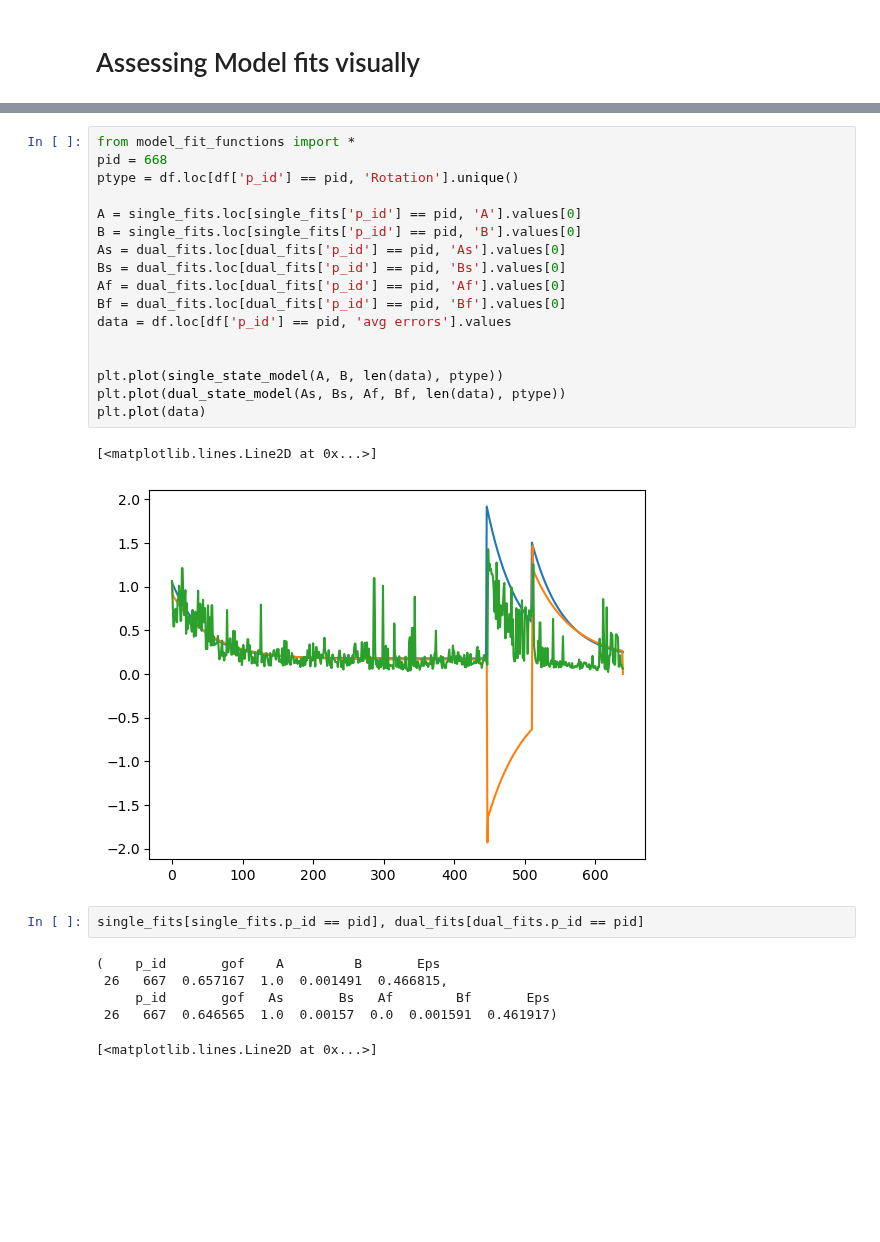
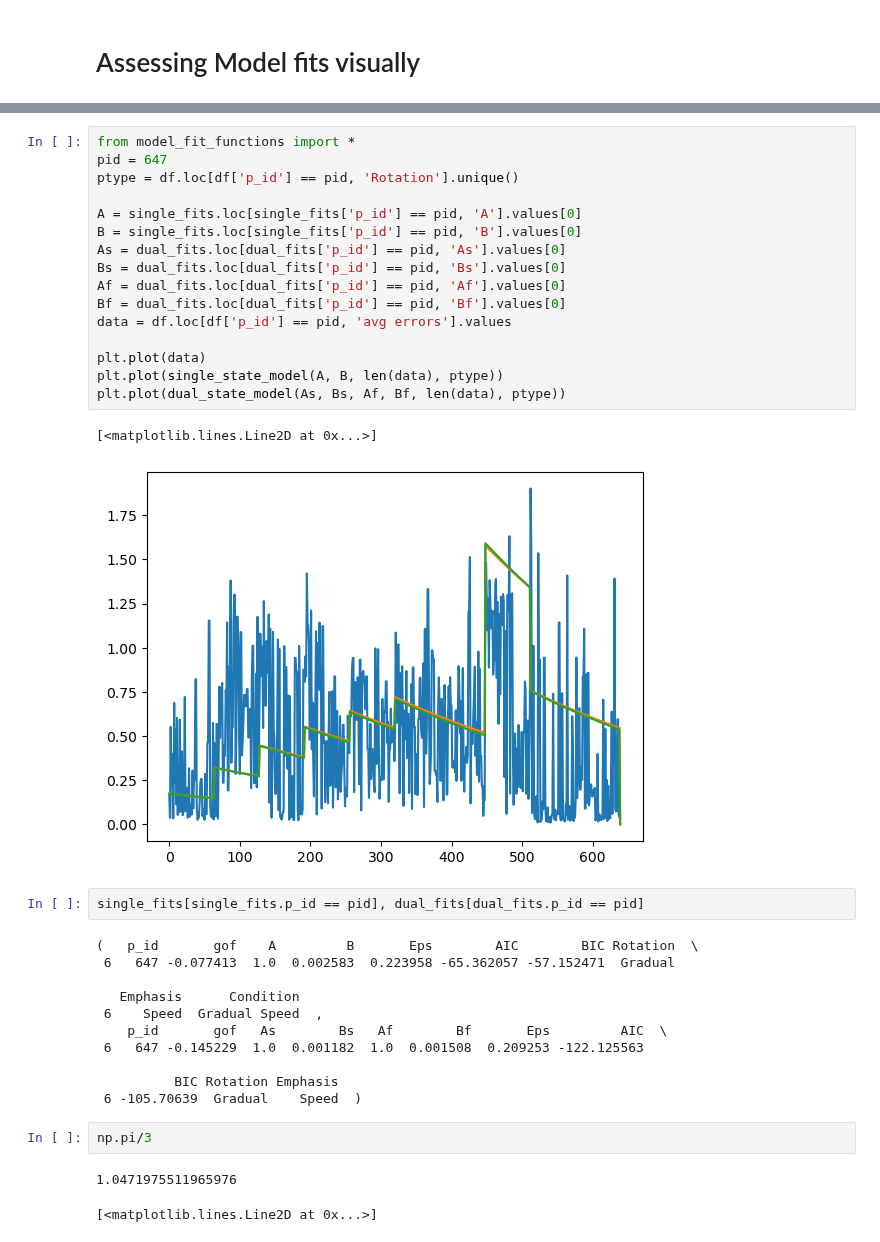
Before and after one commit to tejas-savalia/vma_behavioral, a Jupyter notebook: All experiments/feedback_aiming_unlearning/model_comparisons.ipynb, the cells around one changed output, grey strips where cells are left out. Saved outputs shown, nothing was run; the diff lists cells and outputs as text; blank space fills up the shorter version.

```diff
--- a/All experiments/feedback_aiming_unlearning/model_comparisons.ipynb
+++ b/All experiments/feedback_aiming_unlearning/model_comparisons.ipynb
@@ -239,30 +225,39 @@ df
 # %%
 from model_fit_functions import *
-pid = 668
+pid = 647
 ptype = df.loc[df['p_id'] == pid, 'Rotation'].unique()
 
 A = single_fits.loc[single_fits['p_id'] == pid, 'A'].values[0]
 B = single_fits.loc[single_fits['p_id'] == pid, 'B'].values[0]
 As = dual_fits.loc[dual_fits['p_id'] == pid, 'As'].values[0]
 Bs = dual_fits.loc[dual_fits['p_id'] == pid, 'Bs'].values[0]
 Af = dual_fits.loc[dual_fits['p_id'] == pid, 'Af'].values[0]
 Bf = dual_fits.loc[dual_fits['p_id'] == pid, 'Bf'].values[0]
 data = df.loc[df['p_id'] == pid, 'avg errors'].values
 
-
+plt.plot(data)
 plt.plot(single_state_model(A, B, len(data), ptype))
 plt.plot(dual_state_model(As, Bs, Af, Bf, len(data), ptype))
-plt.plot(data)
 # %% [output]
 [<matplotlib.lines.Line2D at 0x...>]
-[figure, old version]
+[figure, new version]
 # %%
 single_fits[single_fits.p_id == pid], dual_fits[dual_fits.p_id == pid]
 # %% [output]
-(    p_id       gof    A         B       Eps
- 26   667  0.657167  1.0  0.001491  0.466815,
-     p_id       gof   As       Bs   Af        Bf       Eps
- 26   667  0.646565  1.0  0.00157  0.0  0.001591  0.461917)
+(   p_id       gof    A         B       Eps        AIC        BIC Rotation  \
+ 6   647 -0.077413  1.0  0.002583  0.223958 -65.362057 -57.152471  Gradual
+
+   Emphasis      Condition
+ 6    Speed  Gradual Speed  ,
+    p_id       gof   As        Bs   Af        Bf       Eps         AIC  \
+ 6   647 -0.145229  1.0  0.001182  1.0  0.001508  0.209253 -122.125563
+
+          BIC Rotation Emphasis
+ 6 -105.70639  Gradual    Speed  )
+# %%
+np.pi/3
+# %% [output]
+1.0471975511965976
 # %%
 # %% [output]
 [<matplotlib.lines.Line2D at 0x...>]
```
Also changed, not shown: parts of 1 cell of this notebook, 1 other file.
